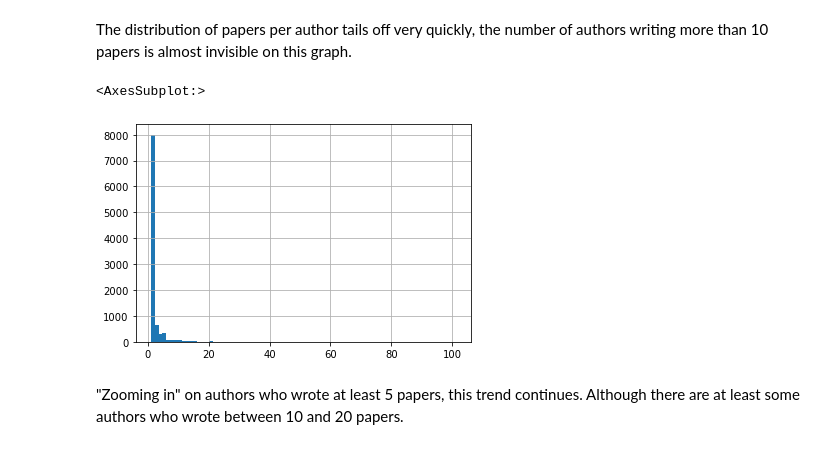
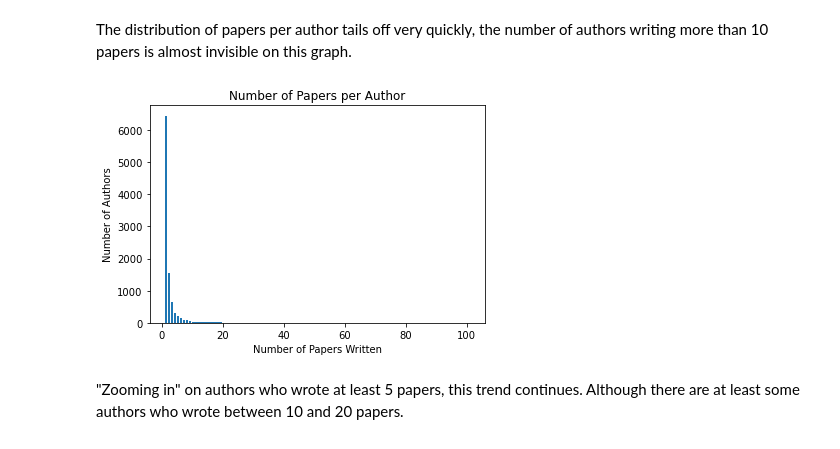
Before and after one commit to wwhite5/Springboard-Capstone-1-NLP, a Jupyter notebook: Notebooks/Data_Wrangling.ipynb, the cells around one changed output. Saved outputs shown, nothing was run; the diff lists cells and outputs as text; code cells hidden in the pictures.

```diff
--- a/Notebooks/Data_Wrangling.ipynb
+++ b/Notebooks/Data_Wrangling.ipynb
@@ -341,10 +341,13 @@ papers_per_auth.describe(include='all')
 | max | 10482.000000 | 101.000000 |
 # %% [markdown]
 The distribution of papers per author tails off very quickly, the number of authors writing more than 10 papers is almost invisible on this graph.
-# %%
-papers_per_auth['count'].hist(bins=79)
-# %% [output]
-<AxesSubplot:>
-[figure, removed]
+# %%
+plt.hist(papers_per_auth['count'], bins=101, rwidth=0.8)
+plt.title('Number of Papers per Author')
+plt.ylabel('Number of Authors')
+plt.xlabel('Number of Papers Written')
+plt.show()
+# %% [output]
+[figure, added]
 # %% [markdown]
 "Zooming in" on authors who wrote at least 5 papers, this trend continues. Although there are at least some authors who wrote between 10 and 20 papers.
```
Also changed, not shown: parts of 4 cells of this notebook, 5 other files.
